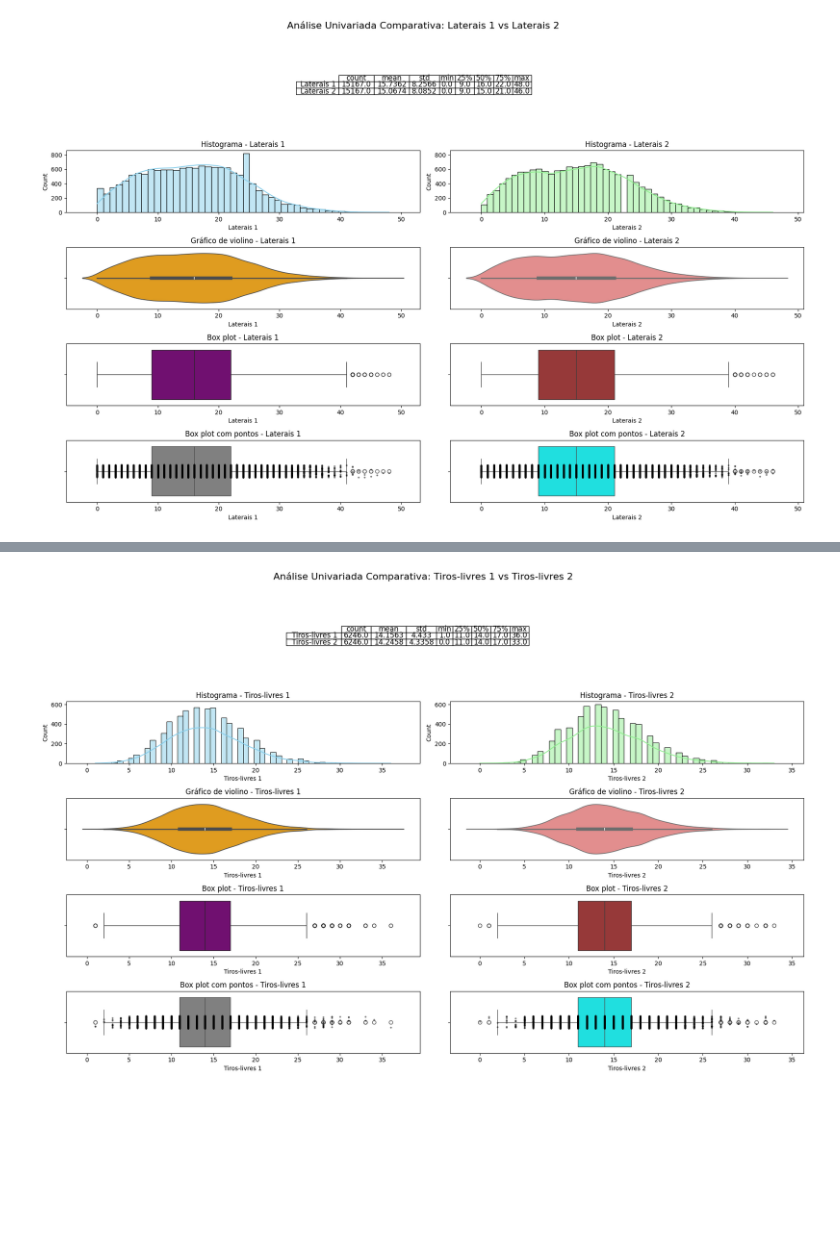
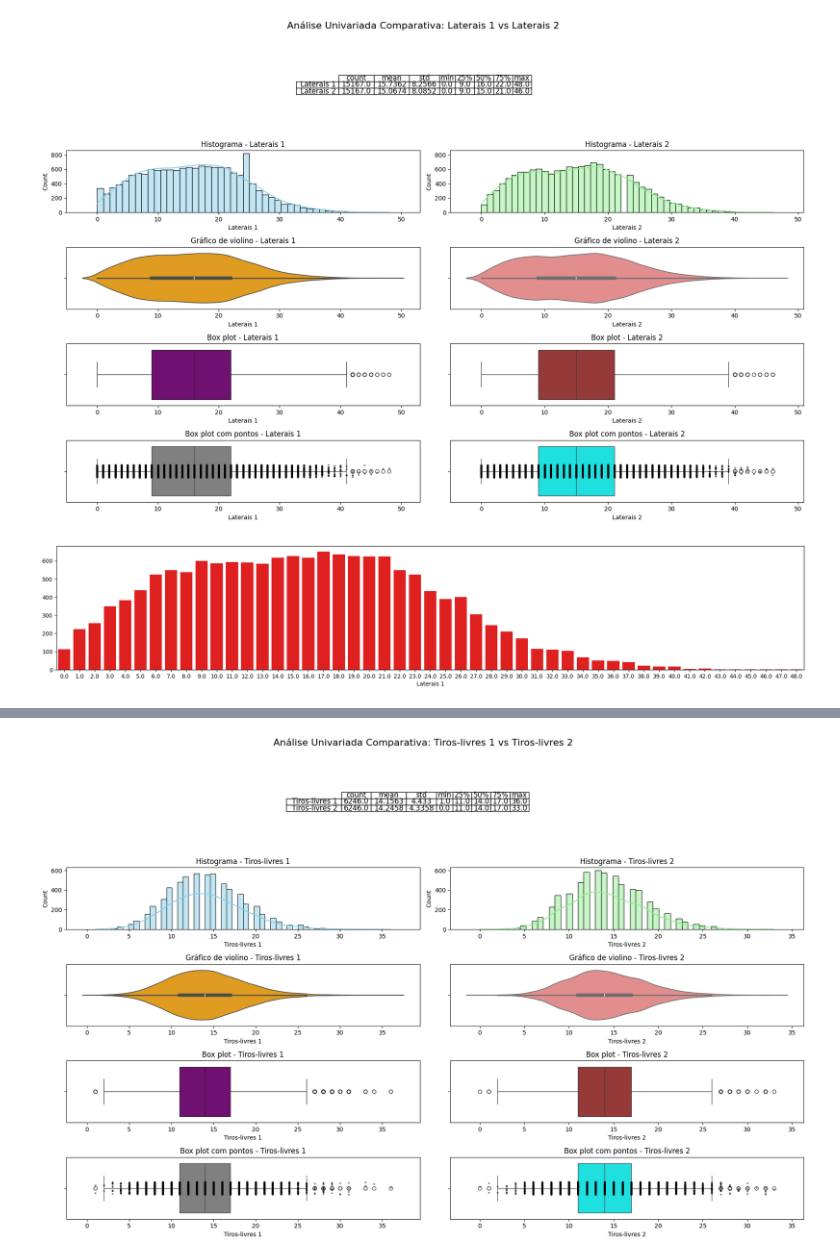
Before and after one commit to carloshnp/PS-2025.1, a Jupyter notebook: data_check.ipynb, the cells around one changed output, grey strips where cells are left out. Cells and saved outputs as stored; diff of their text form; code cells hidden in the pictures; blank space fills up the shorter version.

```diff
--- a/data_check.ipynb
+++ b/data_check.ipynb
@@ -453,3 +468,15 @@ univariada_variavel_numerica(games, ['Tiro de meta 1', 'Tiro de meta 2'])
 univariada_variavel_numerica(games, ['Laterais 1', 'Laterais 2'])
 # %% [output]
 [figure]
+# %%
+laterais_casa = games['Laterais 1'].value_counts().sort_index()
+laterais_fora = games['Laterais 2'].value_counts().sort_index()
+
+plt.figure(figsize=(24, 4))
+sns.barplot(x=laterais_casa.index, y=laterais_casa.values, color='red')
+plt.show()
+
+
+# sns.barplot(x=laterais_fora.index, y=laterais_fora.values, color='red')
+# %% [output]
+[figure, added]
```
Also changed, not shown: parts of 24 cells of this notebook, 1 other file.
